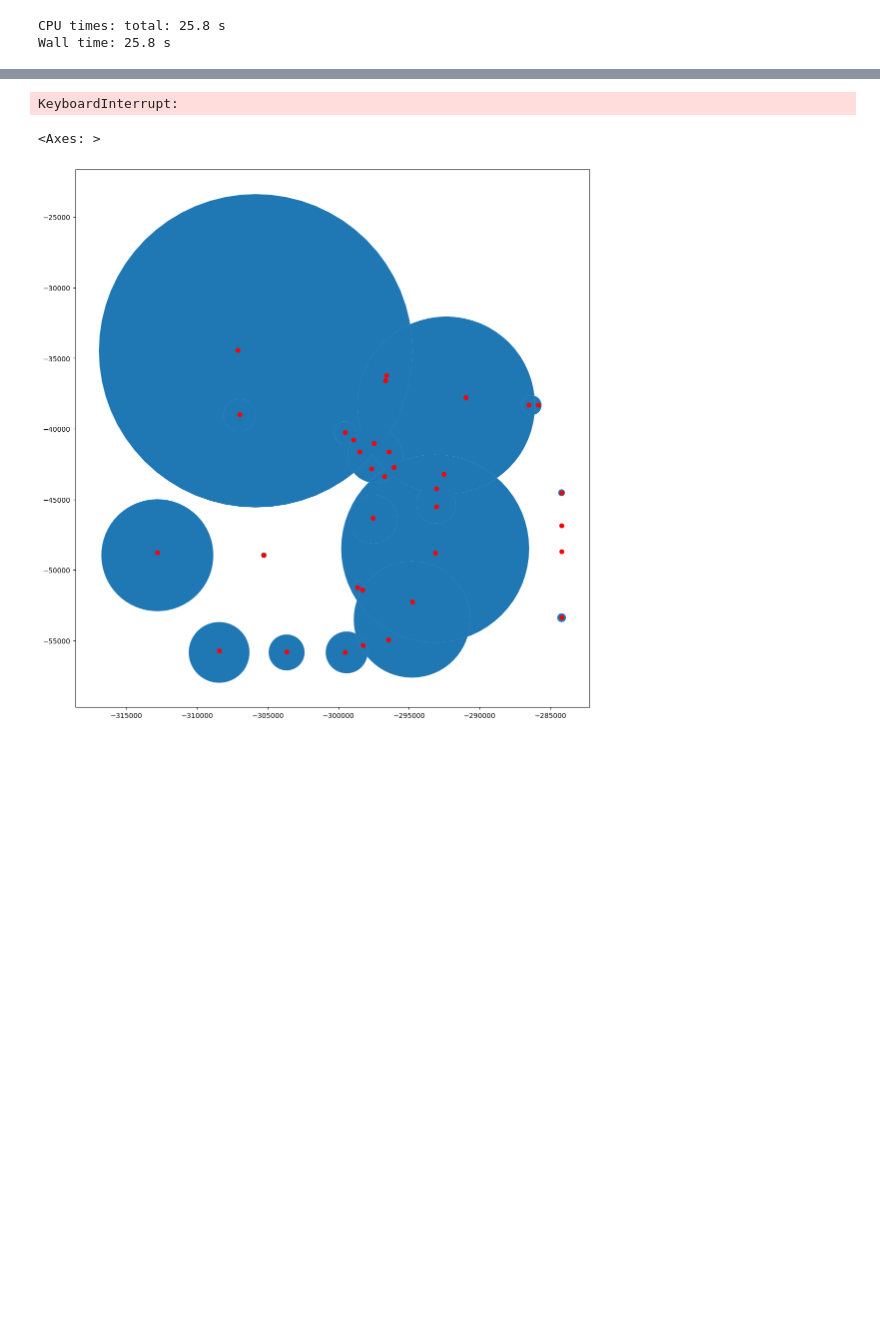
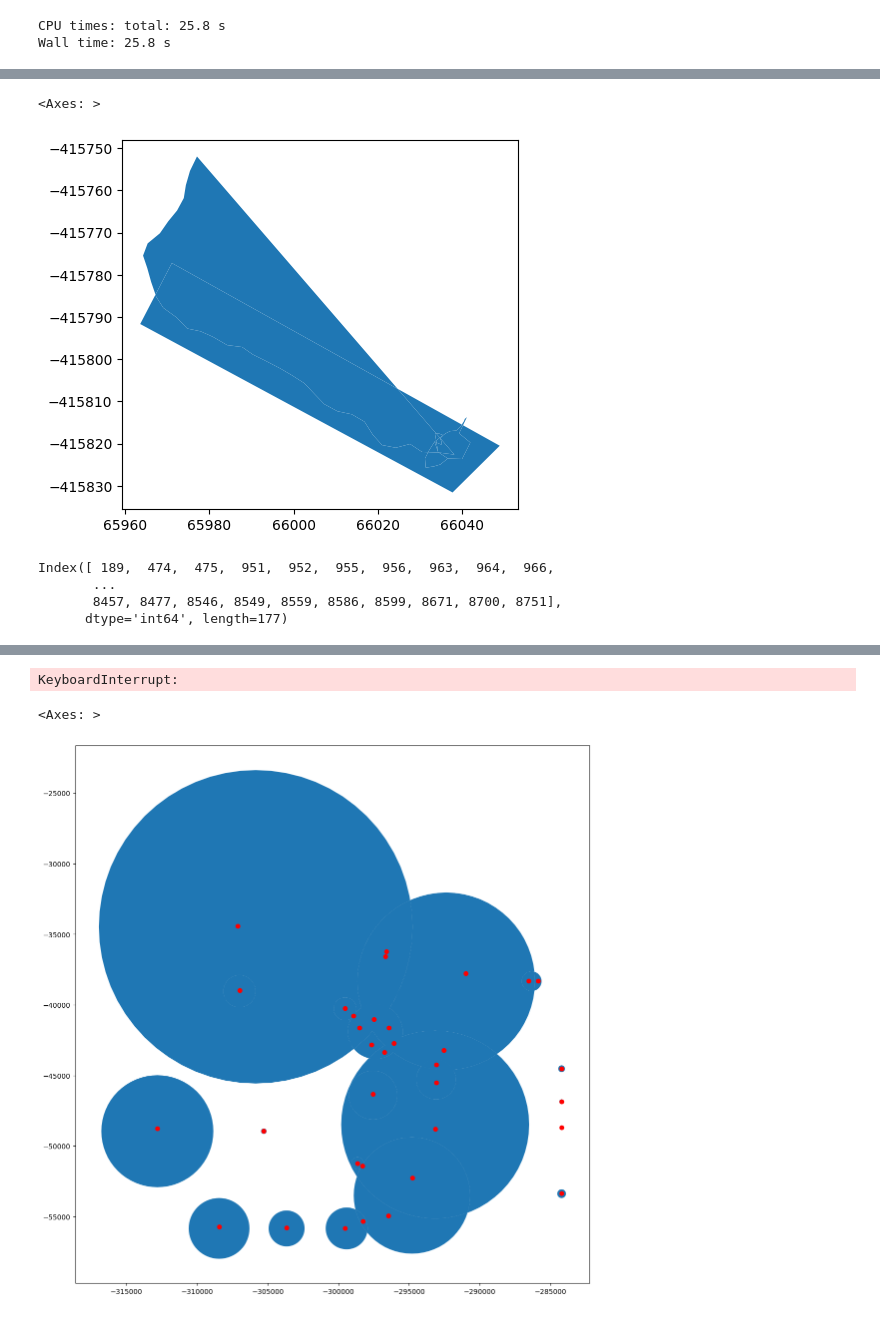
Before and after one commit to klinucsd/interagency-tracking-system, a Jupyter notebook: notebooks/Footprint.ipynb, the cells around one changed output, grey strips where cells are left out. Cells and saved outputs as stored; diff of their text form; code cells hidden in the pictures; blank space fills up the shorter version.

Commit message:
footprint ring

```diff
--- a/notebooks/Footprint.ipynb
+++ b/notebooks/Footprint.ipynb
@@ -371,0 +446,5 @@ def remove_duplicates(gdf):
+# %%
+listpoly = flatten([[a.intersection(b), a.difference(b), b.difference(a)]
+                        for a, b in itertools.combinations(shapely_arr_polygon, 2)])
+# %%
+listpoly_flat = flatten([pol if isinstance(pol, Polygon) else list(pol.geoms) for pol in listpoly])
@@ -371,0 +487,33 @@ def remove_duplicates(gdf):
+# %%
+from shapely import Polygon, MultiPolygon
+from shapely import LineString
+from shapely.ops import unary_union, polygonize
+
+def exterior_ring_reconstruction_NOP(shapely_arr_polygon):
+    #pair wise intersect and difference polygons
+    listpoly = flatten([[a.intersection(b), a.difference(b), b.difference(a)]
+                        for a, b in itertools.combinations(shapely_arr_polygon, 2)])
+    # remove other geom type
+    listpoly = [pol for pol in listpoly if (isinstance(pol, Polygon) | isinstance(pol, MultiPolygon))]
+    # explode multi-polygon
+    listpoly_flat = flatten([pol if isinstance(pol, Polygon) else list(pol.geoms) for pol in listpoly])
+
+    # convert polygon to linestring rings
+    rings = [LineString(list(pol.exterior.coords)) for pol in listpoly_flat]
+    # union to get all polygons
+    union = unary_union(rings)
+    return [geom for geom in polygonize(union)]
+# %%
+i = 8751
+# %%
+gpd.GeoDataFrame({'geometry': exterior_ring_reconstruction_NOP(pd.concat([gdf.iloc[[i]], interaction_gdf_list[i]]).geometry)}).plot()
+# %% [output]
+<Axes: >
+[figure, added]
+# %%
+gdf[gdf.TRMTID_USER.isin(nop_list)].index
+# %% [output]
+Index([ 189,  474,  475,  951,  952,  955,  956,  963,  964,  966,
+       ...
+       8457, 8477, 8546, 8549, 8559, 8586, 8599, 8671, 8700, 8751],
+      dtype='int64', length=177)
```
Also changed, not shown: parts of 53 cells of this notebook, 5 other files.
